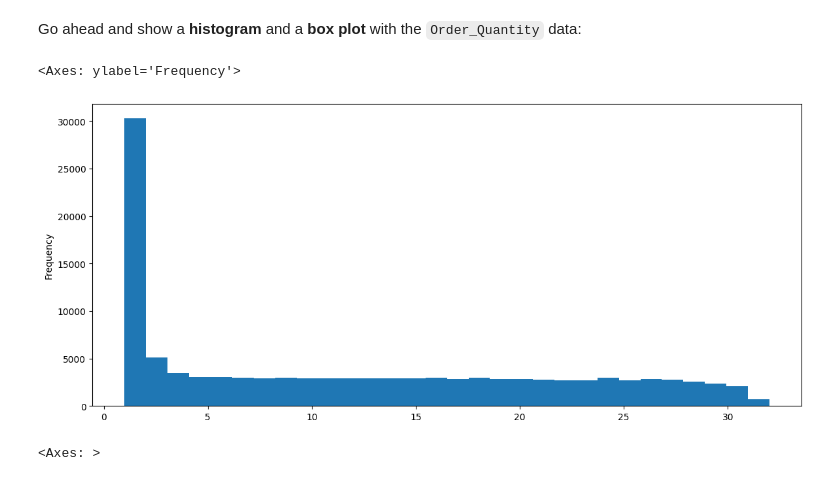
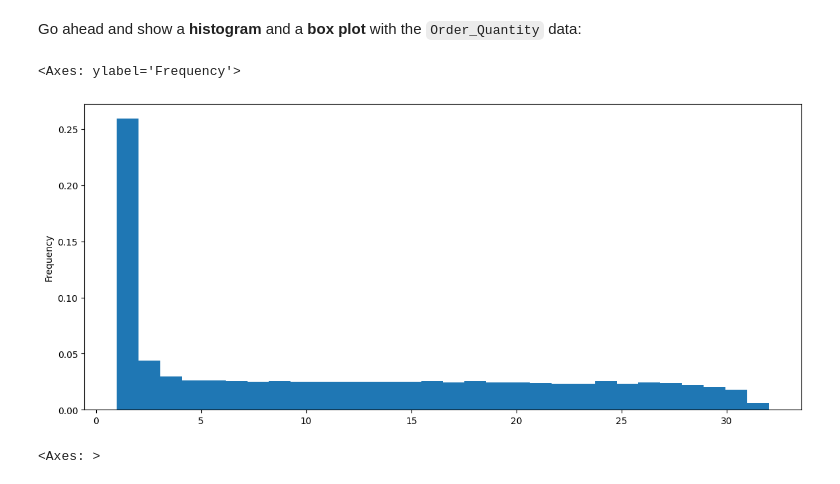
Before and after one commit to jefferpardo1996-a11y/Python-public, a Jupyter notebook: Exercises_1.ipynb, the cells around one changed output. Drawn from its saved outputs; the diff is of its cells as text; code cells hidden in the pictures.

```diff
--- a/Exercises_1.ipynb
+++ b/Exercises_1.ipynb
@@ -45,7 +45,7 @@ Date,Day,Month,Year,Customer_Age,Age_Group,Customer_Gender,Country,State,Product
 2014-02-22,22,February,2014,35,Adults (35-64),M,Australia,Victoria,Accessories,Bike Racks,Hitch Rack - 4-Bike,22,45,120,1096,990,2086
 # %%
 sales = pd.read_csv(
-    '/content/sales_data.csv.1',
+    '/content/sales_data.csv',
     parse_dates=['Date'])
 # %%
 sales.head()
@@ -105,10 +107,10 @@ np.float64(11.901659648253654)
 # %% [markdown]
 Go ahead and show a <b>histogram</b> and a <b>box plot</b> with the `Order_Quantity` data:
 # %%
-sales['Order_Quantity'].plot(kind='hist', bins=30, figsize=(14,6))
+sales['Order_Quantity'].plot(kind='hist', bins=30, figsize=(14,6), density=True)
 # %% [output]
 <Axes: ylabel='Frequency'>
-[figure, old version]
+[figure, new version]
 # %%
 sales['Order_Quantity'].plot(kind='box', vert=False, figsize=(14,6))
 # %% [output]
```
Also changed, not shown: parts of 43 cells of this notebook.
